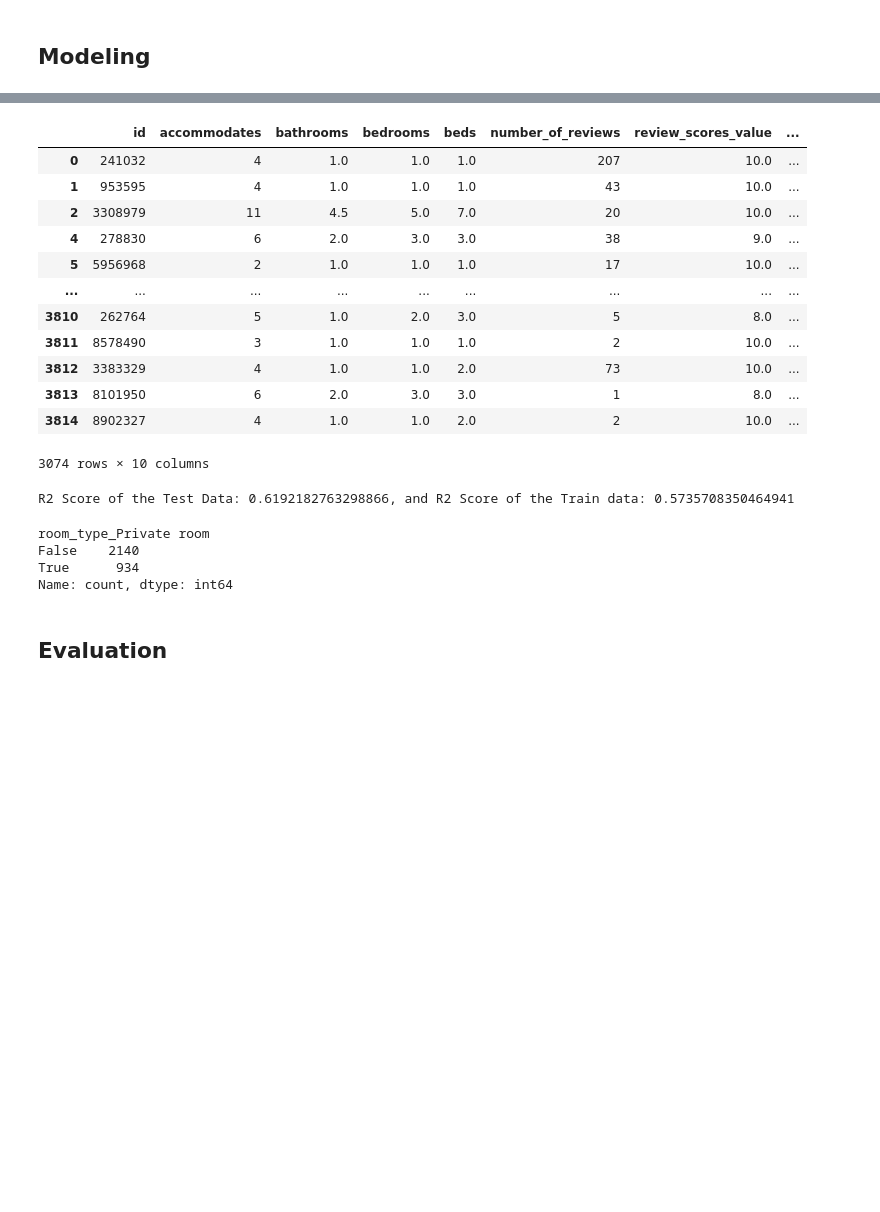
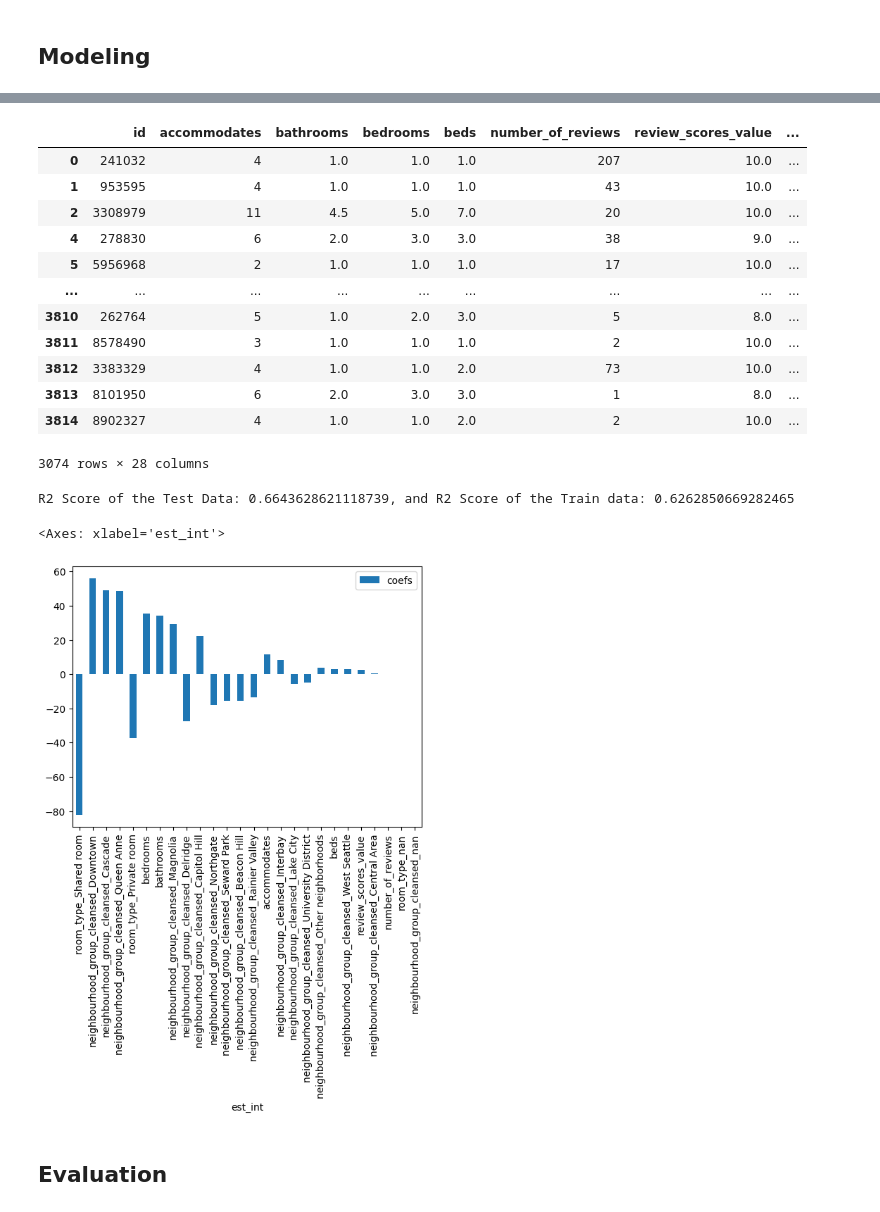
Before and after one commit to carini599/Airbnb_Seattle_Carina_Breu, a Jupyter notebook: airbnb_seattle_notebook.ipynb, the cells around one changed output, grey strips where cells are left out. Cells and saved outputs as stored; diff of their text form; code cells hidden in the pictures; blank space fills up the shorter version.

```diff
--- a/airbnb_seattle_notebook.ipynb
+++ b/airbnb_seattle_notebook.ipynb
@@ -146,13 +170,13 @@ df_reviews.head()
 def create_dummy_df(df,cat_cols,dummy_na):
     for col in cat_cols:
         #try:
-            df=pd.concat([df.drop(col,axis=1),pd.get_dummies(df[col],prefix=col,prefix_sep='_',drop_first=True,dummy_na=dummy_na)])
+            df=pd.concat([df.drop(col,axis=1),pd.get_dummies(df[col],prefix=col,prefix_sep='_',drop_first=True,dummy_na=dummy_na)],axis=1)
         #except: continue
     return df
 # %%
 #Create a Linear Regression Model for the mean price of an airbnb listing
 
-df_model=df_list[['id','room_type','accommodates','bathrooms','bedrooms','beds','number_of_reviews','review_scores_value']]
+df_model=df_list[['id','room_type','accommodates','bathrooms','bedrooms','beds','number_of_reviews','review_scores_value','neighbourhood_group_cleansed']]
 df_model_price=pd.merge(df_model,df_mean_price, left_on='id',right_on='listing_id')
 
 # Add mean price to the table
@@ -192,8 +216,8 @@ df_model_price
 # %%
 #Create Dummy Variables for Category Variables
-#df_model_price=create_dummy_df(df_model_price,cat_cols,True)
+df_model_price=create_dummy_df(df_model_price,cat_cols,True)
 
-df_model_price=pd.concat([df_model_price.drop(['room_type'],axis=1),pd.get_dummies(df_model_price['room_type'],prefix='room_type',prefix_sep='_',drop_first=True,dummy_na=False)],axis=1)
+#df_model_price=pd.concat([df_model_price.drop(['room_type'],axis=1),pd.get_dummies(df_model_price['room_type'],prefix='room_type',prefix_sep='_',drop_first=True,dummy_na=False)],axis=1)
 #Show column infos
 df_model_price
 # %% [output]
@@ -209,7 +233,7 @@ df_model_price
 | 3812 | 3383329 | 4 | 1.0 | 1.0 | 2.0 | 73 | 10.0 | ... |
 | 3813 | 8101950 | 6 | 2.0 | 3.0 | 3.0 | 1 | 8.0 | ... |
 | 3814 | 8902327 | 4 | 1.0 | 1.0 | 2.0 | 2 | 10.0 | ... |
-3074 rows × 10 columns
+3074 rows × 28 columns
 # %%
 #Solit into explanatory and response variables
 X=df_model_price.drop(['mean_price','id'],axis=1)
@@ -232,14 +256,21 @@ train_score=r2_score(y_train,y_train_preds)
 
 print(f'R2 Score of the Test Data: {test_score}, and R2 Score of the Train data: {train_score}')
 # %% [output]
-R2 Score of the Test Data: 0.6192182763298866, and R2 Score of the Train data: 0.5735708350464941
+R2 Score of the Test Data: 0.6643628621118739, and R2 Score of the Train data: 0.6262850669282465
-# %%
-df_model_price['room_type_Private room'].value_counts()
-# %% [output]
-room_type_Private room
-False    2140
-True      934
-Name: count, dtype: int64
+# %%
+def coef_weights(coefficients,X_train):
+    coefs_df=pd.DataFrame()
+    coefs_df['est_int']=X_train.columns
+    coefs_df['coefs']=lm_model.coef_
+    coefs_df['abs_coefs']=np.abs(lm_model.coef_)
+    coefs_df=coefs_df.sort_values('abs_coefs',ascending=False)
+    return coefs_df
+
+coef_df=coef_weights(lm_model.coef_,X_train)
+coef_df[['est_int','coefs']].plot(kind='bar', y='coefs', x='est_int')
+# %% [output]
+<Axes: xlabel='est_int'>
+[figure, added]
 # %% [markdown]
 ## Evaluation
 # %% [markdown]
```
Also changed, not shown: parts of 4 cells of this notebook.
